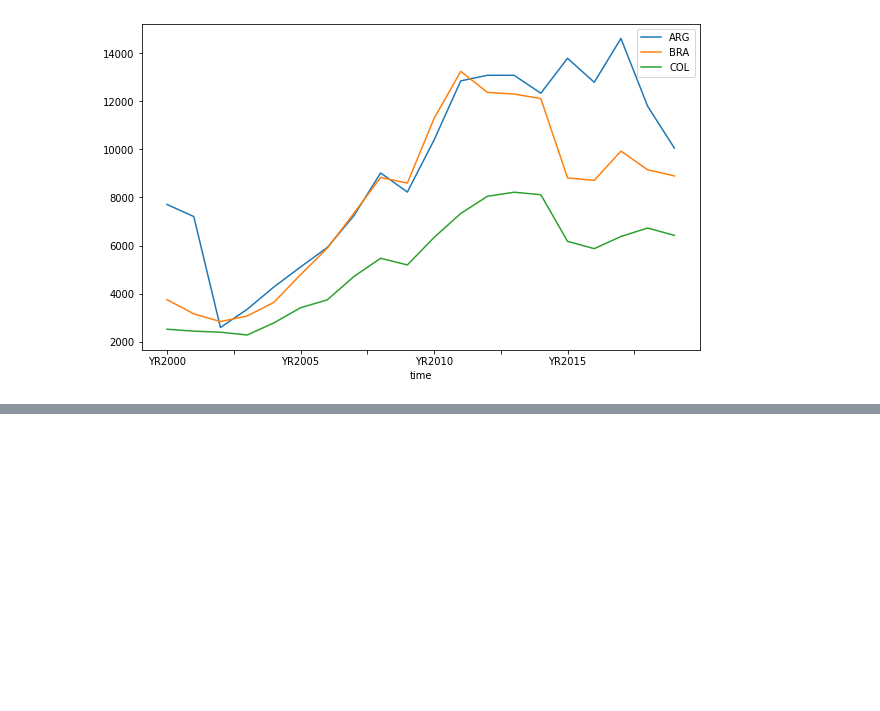
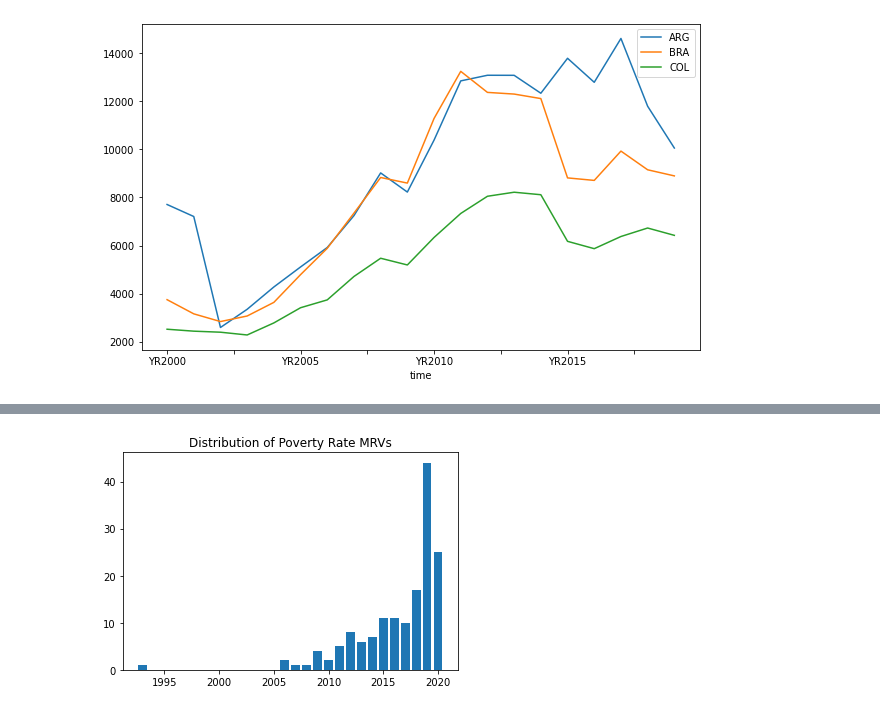
Before and after one commit to Arif-Badhon/WorldBankDataAnalysis, a Jupyter notebook: WorldBankData.ipynb, the cells around one changed output, grey strips where cells are left out. Drawn from its saved outputs; the diff is of its cells as text; code cells hidden in the pictures; blank space fills up the shorter version.

```diff
--- a/WorldBankData.ipynb
+++ b/WorldBankData.ipynb
@@ -146,0 +151,3 @@ plt.show()
+# %%
+df = wb.data.DataFrame('SI.POV.NAHC', mrnev=1, columns='time', numericTimeKeys=True)
+df
@@ -146,0 +169,7 @@ plt.show()
+# %%
+# Here's the same data frame plotted as a bar graph
+counts = df.count()
+plt.bar(counts.index, counts)
+ax = plt.title('Distribution of Poverty Rate MRVs')
+# %% [output]
+[figure, added]
```
Also changed, not shown: parts of 2 cells of this notebook.
